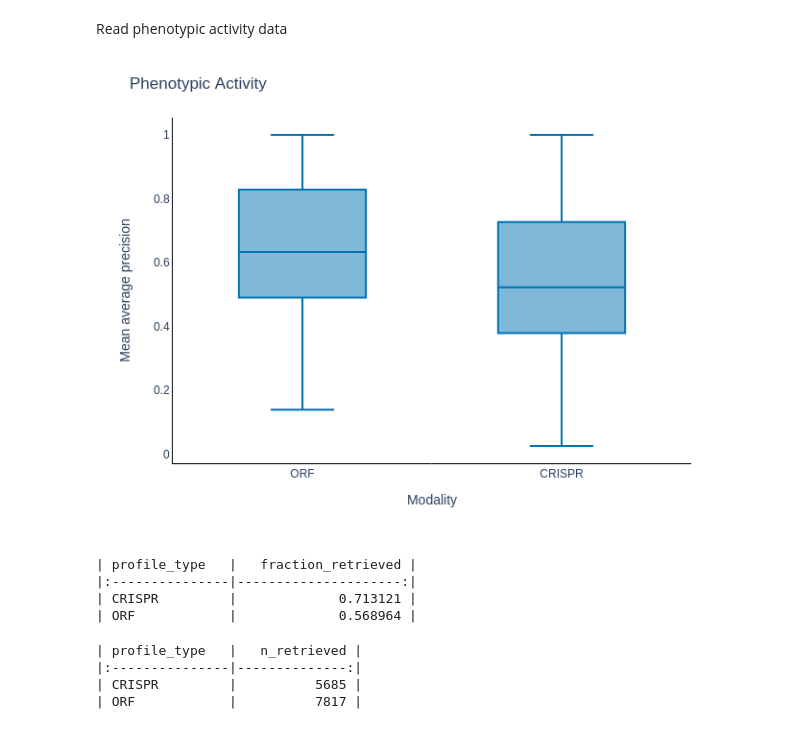
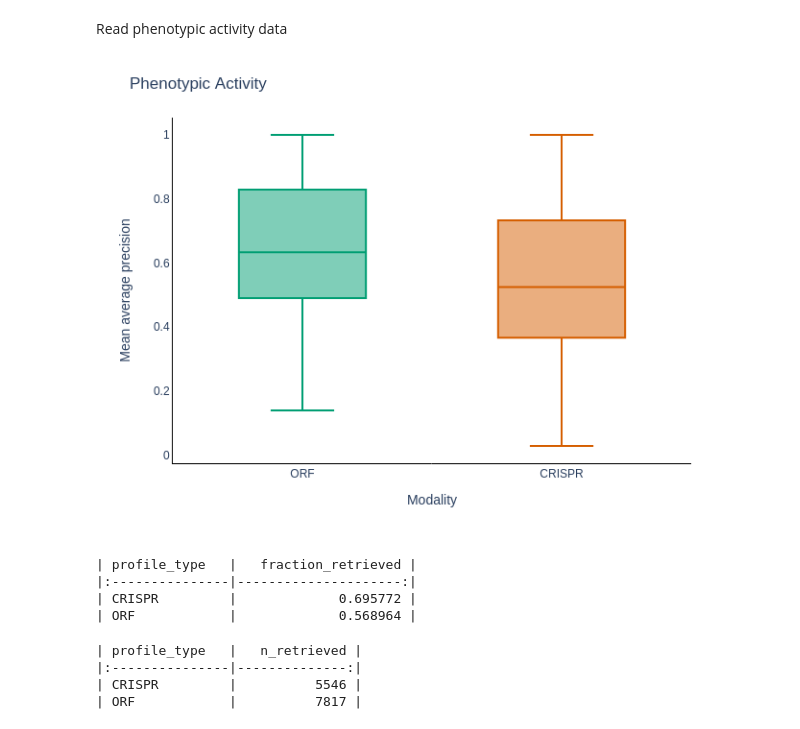
Before and after one commit to jump-cellpainting/2024_Chandrasekaran_Morphmap, a Jupyter notebook: 03.retrieve-annotations/x.plot-retrieval.ipynb, the cells around one changed output. Cells and saved outputs as stored; diff of their text form; code cells hidden in the pictures.

```diff
--- a/03.retrieve-annotations/x.plot-retrieval.ipynb
+++ b/03.retrieve-annotations/x.plot-retrieval.ipynb
@@ -4,33 +4,12 @@ import plotly.express as px
 # %%
 profiles = {
     "ORF": "wellpos_cc_var_mad_outlier_featselect_sphering_harmony",
-    "CRISPR": "wellpos_var_mad_int_featselect_harmony_PCA_corrected",
-}
-
-all_profiles = {
-    "ORF": "wellpos_cc_var_mad_outlier_featselect_sphering_harmony",
-    "ORF-CRISPR-pipeline": "wellpos_var_mad_int_featselect_harmony_PCA",
-    "CRISPR": "wellpos_var_mad_int_featselect_harmony_PCA_corrected",
-    "CRISPR-ORF-pipeline": "wellpos_cc_var_mad_outlier_featselect_sphering_harmony_PCA_corrected",
-}
-
-modality = {
-    "ORF": "ORF",
-    "CRISPR": "CRISPR",
-    "ORF-CRISPR-pipeline": "ORF",
-    "CRISPR-ORF-pipeline": "CRISPR",
-}
-
-pipeline = {
-    "ORF": "Best pipeline",
-    "CRISPR": "Best pipeline",
-    "ORF-CRISPR-pipeline": "Other modality's pipeline",
-    "CRISPR-ORF-pipeline": "Other modality's pipeline",
+    "CRISPR": "wellpos_cc_var_mad_outlier_featselect_sphering_harmony_PCA_corrected",
 }
 
 color_discrete_map = {
-    "Best pipeline": "rgb(0, 114, 178)",
-    "Other modality's pipeline": "rgb(213, 94, 0)",
+    "ORF": "rgb(0, 158, 115)",
+    "CRISPR": "rgb(213, 94, 0)",
 }
 
 gene_labels = {
@@ -48,32 +27,29 @@ phenotypic_activity_df = pd.DataFrame()
 for profile in profiles:
     df = pd.read_csv(f"output/phenotypic-activity-{profiles[profile]}.csv.gz")
     df["profile_type"] = profile
-    df["modality"] = modality[profile]
-    df["pipeline"] = pipeline[profile]
     phenotypic_activity_df = pd.concat(
         [phenotypic_activity_df, df], ignore_index=True, axis=0
     )
 # %%
 fig = px.box(
     phenotypic_activity_df,
-    x="modality",
+    x="profile_type",
     y="mean_average_precision",
-    color="pipeline",
+    color="profile_type",
     color_discrete_map=color_discrete_map,
 ).update_layout(
     title="Phenotypic Activity",
     xaxis=dict(title="Modality", linecolor="black"),
     yaxis=dict(title="Mean average precision", linecolor="black"),
     plot_bgcolor="white",
-    paper_bgcolor="white",
     showlegend=False,
 )
 
 fig.show("png")
-fig.write_image("figures/phenotypic-activity-best-profiles.png", height=480, width=640, scale=2)
-fig.write_image("figures/phenotypic-activity-best-profiles.svg", height=480, width=640, scale=2)
+fig.write_image("figures/phenotypic-activity.png", height=480, width=640, scale=2)
+fig.write_image("figures/phenotypic-activity.svg", height=480, width=640, scale=2)
 # %% [output]
-[figure, old version]
+[figure, new version]
 # %%
 fraction_retrieved = (
     phenotypic_activity_df.groupby("profile_type")
@@ -86,7 +62,7 @@ print(fraction_retrieved.to_markdown(index=False))
 # %% [output]
 | profile_type   |   fraction_retrieved |
 |:---------------|---------------------:|
-| CRISPR         |             0.713121 |
+| CRISPR         |             0.695772 |
 | ORF            |             0.568964 |
 # %%
 n_retrieved = (
@@ -100,5 +76,5 @@ print(n_retrieved.to_markdown(index=False))
 # %% [output]
 | profile_type   |   n_retrieved |
 |:---------------|--------------:|
-| CRISPR         |          5685 |
+| CRISPR         |          5546 |
 | ORF            |          7817 |
```
Also changed, not shown: parts of 8 cells of this notebook, 32 other files.
